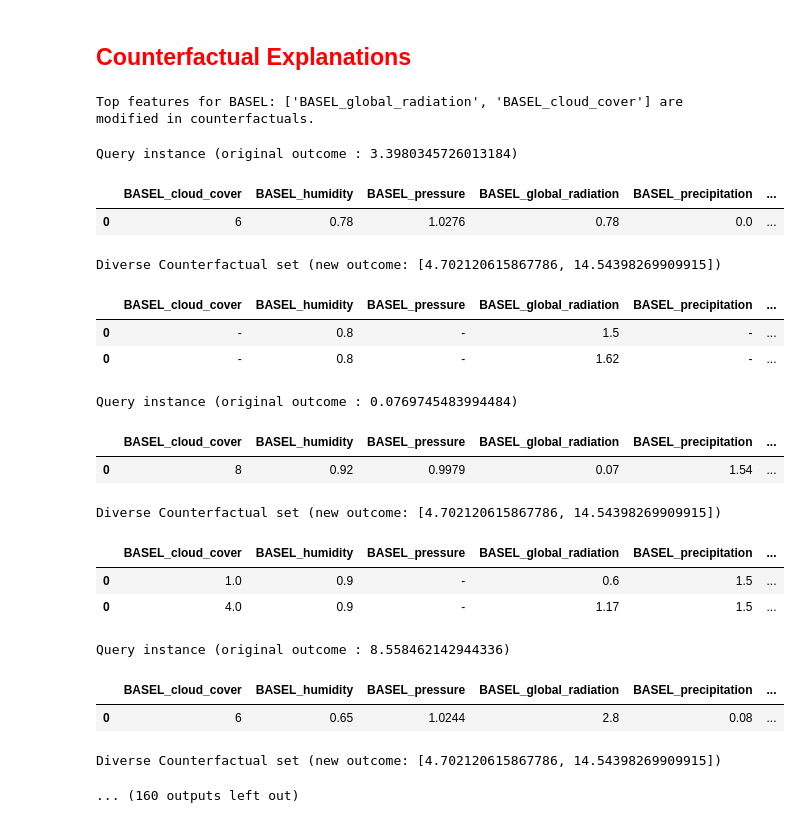
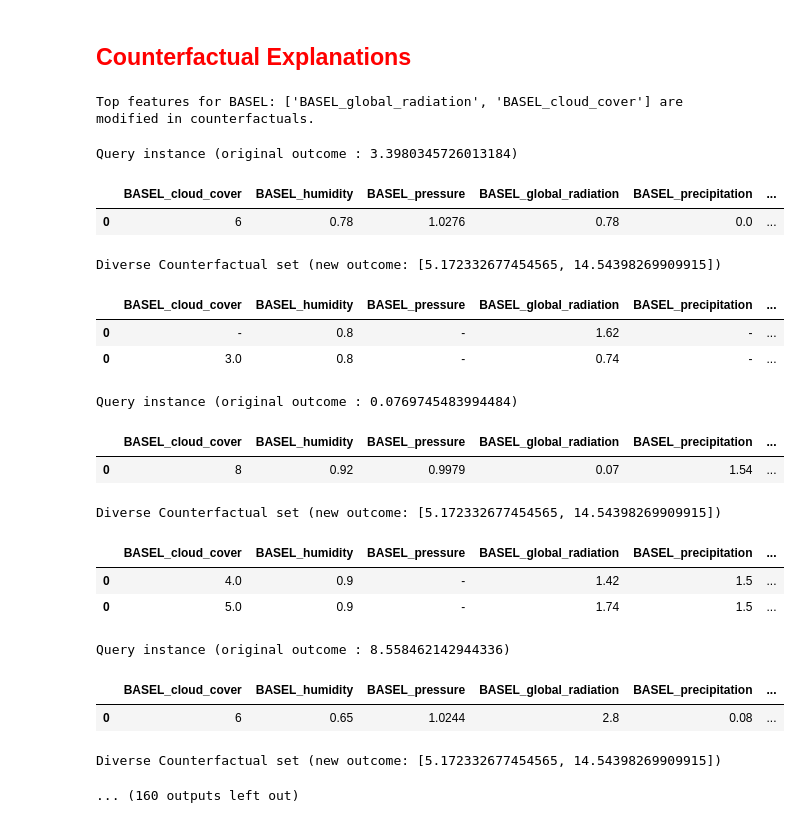
Before and after one commit to NaidaNozic/Explainable-AI, a Jupyter notebook: Random_Forest.ipynb, the cells around one changed output. Cells and saved outputs as stored; diff of their text form; code cells hidden in the pictures.

Commit message:
Counterfactual explanation finished (DICE_ML with manual explanations)

```diff
--- a/Random_Forest.ipynb
+++ b/Random_Forest.ipynb
@@ -337,47 +337,47 @@ for city in cities:
     d = dice_ml.Data(dataframe=data1, continuous_features=feature_columns, outcome_name=target_column)
 
     # Create DICE-ML Model object
     m = dice_ml.Model(model=model, backend="sklearn", model_type='regressor')
 
     # Create a Dice instance
     exp = Dice(d, m, method="genetic")
 
     # Generate counterfactuals for a random sample of x_test
     query_instances = x_test.sample(num_samples_to_display, random_state=42)
 
-    # Set the desired range to be greater than or equal to the mean sunshine levels
+    # Set the desired range to be at least 10% greater than the mean sunshine levels
     mean_y_pred = np.mean(y_pred)
-    desired_range = [mean_y_pred, y_pred.max()]
+    desired_range = [mean_y_pred * 1.1, y_pred.max()]
 
     counterfactuals = exp.generate_counterfactuals(query_instances,
                                                    total_CFs=2,
                                                    desired_range=desired_range,
                                                    features_to_vary=top_features)
 
     # Visualize the counterfactuals
     counterfactuals.visualize_as_dataframe(show_only_changes=True)
 
     print(f"\nCounterfactuals for city: {city}")
     print(counterfactuals)
     print("*" * 100)
 # %% [output]
 Top features for BASEL: ['BASEL_global_radiation', 'BASEL_cloud_cover'] are modified in counterfactuals.
 Query instance (original outcome : 3.3980345726013184)
 |  | BASEL_cloud_cover | BASEL_humidity | BASEL_pressure | BASEL_global_radiation | BASEL_precipitation | ... |
 | 0 | 6 | 0.78 | 1.0276 | 0.78 | 0.0 | ... |
-Diverse Counterfactual set (new outcome: [4.702120615867786, 14.54398269909915])
+Diverse Counterfactual set (new outcome: [5.172332677454565, 14.54398269909915])
 |  | BASEL_cloud_cover | BASEL_humidity | BASEL_pressure | BASEL_global_radiation | BASEL_precipitation | ... |
-| 0 | - | 0.8 | - | 1.5 | - | ... |
 | 0 | - | 0.8 | - | 1.62 | - | ... |
+| 0 | 3.0 | 0.8 | - | 0.74 | - | ... |
 Query instance (original outcome : 0.0769745483994484)
 |  | BASEL_cloud_cover | BASEL_humidity | BASEL_pressure | BASEL_global_radiation | BASEL_precipitation | ... |
 | 0 | 8 | 0.92 | 0.9979 | 0.07 | 1.54 | ... |
-Diverse Counterfactual set (new outcome: [4.702120615867786, 14.54398269909915])
+Diverse Counterfactual set (new outcome: [5.172332677454565, 14.54398269909915])
 |  | BASEL_cloud_cover | BASEL_humidity | BASEL_pressure | BASEL_global_radiation | BASEL_precipitation | ... |
-| 0 | 1.0 | 0.9 | - | 0.6 | 1.5 | ... |
-| 0 | 4.0 | 0.9 | - | 1.17 | 1.5 | ... |
+| 0 | 4.0 | 0.9 | - | 1.42 | 1.5 | ... |
+| 0 | 5.0 | 0.9 | - | 1.74 | 1.5 | ... |
 Query instance (original outcome : 8.558462142944336)
 |  | BASEL_cloud_cover | BASEL_humidity | BASEL_pressure | BASEL_global_radiation | BASEL_precipitation | ... |
 | 0 | 6 | 0.65 | 1.0244 | 2.8 | 0.08 | ... |
-Diverse Counterfactual set (new outcome: [4.702120615867786, 14.54398269909915])
+Diverse Counterfactual set (new outcome: [5.172332677454565, 14.54398269909915])
 ... (160 outputs left out)
```
Also changed, not shown: parts of 1 cell of this notebook.
